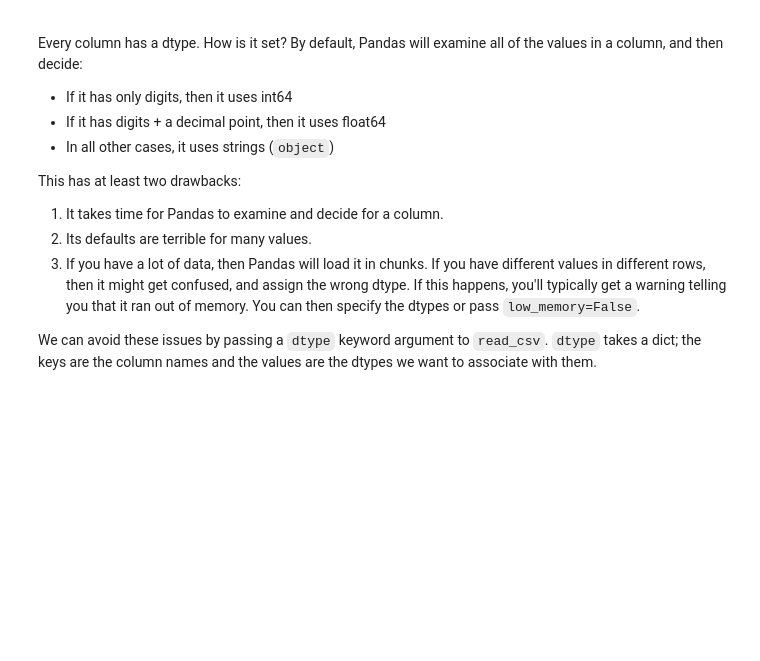
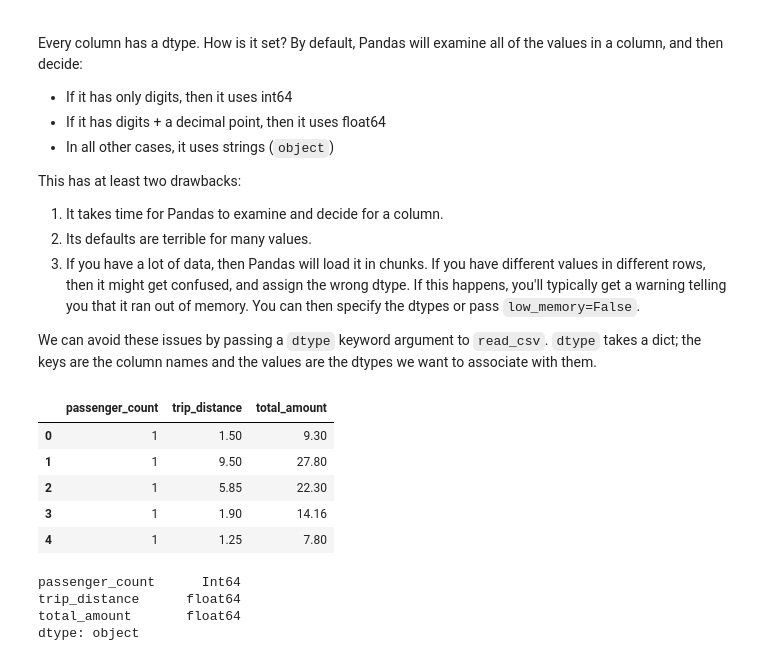
Before and after one commit to opagani/2024-08Aug-pandas-csv, a Jupyter notebook: LernerPython - 2024-08Aug-pandas-csv.ipynb, the cells around one changed output. Cells and saved outputs as stored; diff of their text form; code cells hidden in the pictures; blank space fills up the shorter version.

```diff
--- a/LernerPython - 2024-08Aug-pandas-csv.ipynb
+++ b/LernerPython - 2024-08Aug-pandas-csv.ipynb
@@ -506,5 +506,22 @@ We can avoid these issues by passing a `dtype` keyword argument to `read_csv`. `
 # %%
 df = pd.read_csv('nyc_taxi_2020-07.csv',
                  usecols=['passenger_count', 'trip_distance', 'total_amount'],
-                 dtype={'passenger_count':'int',
-                        't
+                 dtype={'passenger_count':pd.Int64Dtype(),
+                        'trip_distance':'float',
+                        'total_amount':'float'})
+# %%
+df.head()
+# %% [output]
+|  | passenger_count | trip_distance | total_amount |
+| 0 | 1 | 1.50 | 9.30 |
+| 1 | 1 | 9.50 | 27.80 |
+| 2 | 1 | 5.85 | 22.30 |
+| 3 | 1 | 1.90 | 14.16 |
+| 4 | 1 | 1.25 | 7.80 |
+# %%
+df.dtypes
+# %% [output]
+passenger_count      Int64
+trip_distance      float64
+total_amount       float64
+dtype: object
```
Also changed, not shown: parts of 1 cell of this notebook.
